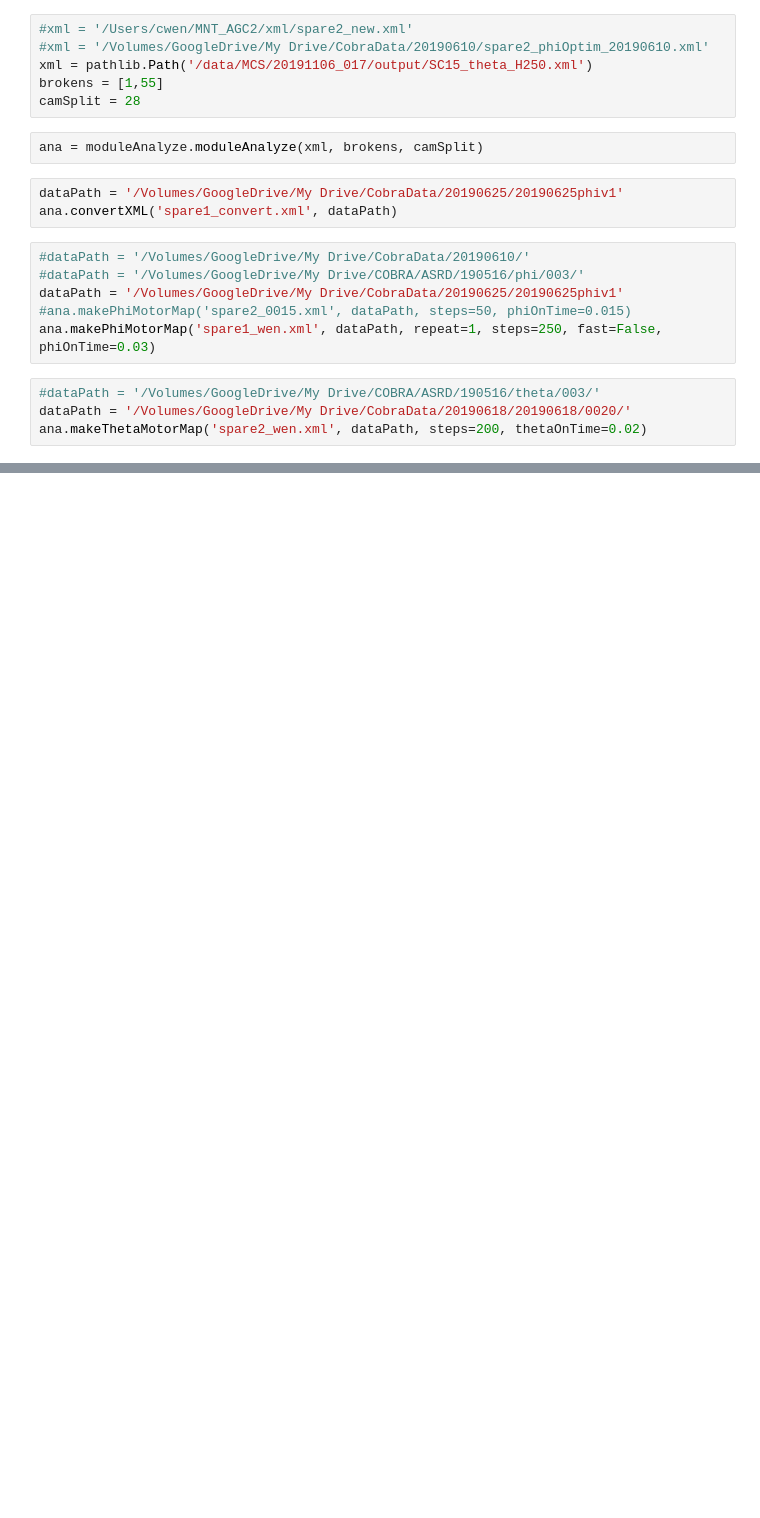
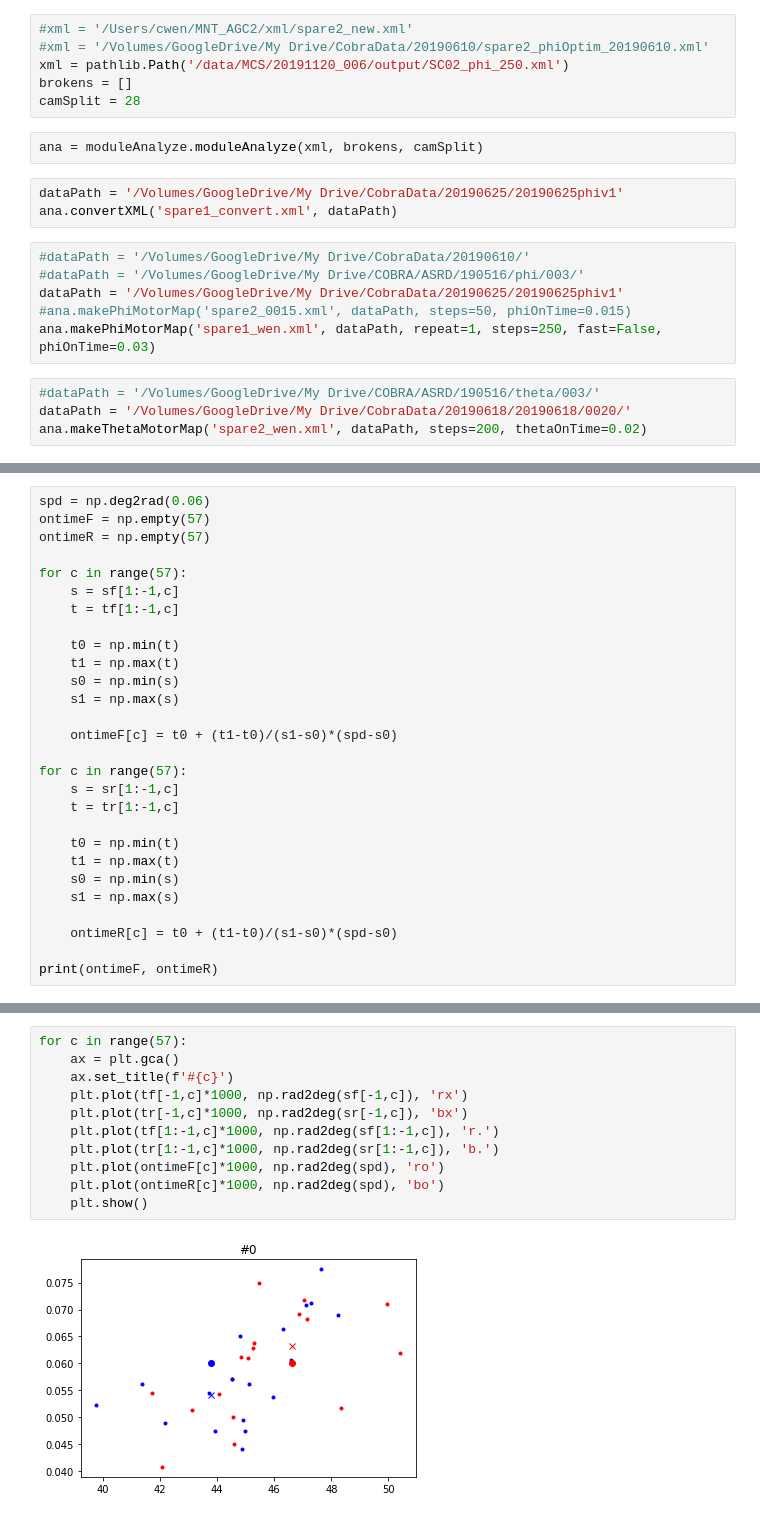
Before and after one commit to Subaru-PFS/ics_cobraCharmer, a Jupyter notebook: procedures/moduleTest/analyze.ipynb, the cells around one changed output, grey strips where cells are left out. Cells and saved outputs as stored; diff of their text form; blank space fills up the shorter version.

```diff
--- a/procedures/moduleTest/analyze.ipynb
+++ b/procedures/moduleTest/analyze.ipynb
@@ -8,8 +9,8 @@ import pathlib
 # %%
 #xml = '/Users/cwen/MNT_AGC2/xml/spare2_new.xml'
 #xml = '/Volumes/GoogleDrive/My Drive/CobraData/20190610/spare2_phiOptim_20190610.xml'
-xml = pathlib.Path('/data/MCS/20191106_017/output/SC15_theta_H250.xml')
-brokens = [1,55]
+xml = pathlib.Path('/data/MCS/20191120_006/output/SC02_phi_250.xml')
+brokens = []
 camSplit = 28
 # %%
 ana = moduleAnalyze.moduleAnalyze(xml, brokens, camSplit)
@@ -33,0 +89,28 @@ ana.calculateGeometry('SC15_11.xml', dataPath, thetaPath, phiPath)
+# %%
+spd = np.deg2rad(0.06)
+ontimeF = np.empty(57)
+ontimeR = np.empty(57)
+
+for c in range(57):
+    s = sf[1:-1,c]
+    t = tf[1:-1,c]
+
+    t0 = np.min(t)
+    t1 = np.max(t)
+    s0 = np.min(s)
+    s1 = np.max(s)
+
+    ontimeF[c] = t0 + (t1-t0)/(s1-s0)*(spd-s0)
+
+for c in range(57):
+    s = sr[1:-1,c]
+    t = tr[1:-1,c]
+
+    t0 = np.min(t)
+    t1 = np.max(t)
+    s0 = np.min(s)
+    s1 = np.max(s)
+
+    ontimeR[c] = t0 + (t1-t0)/(s1-s0)*(spd-s0)
+
+print(ontimeF, ontimeR)
@@ -33,0 +137,13 @@ ana.calculateGeometry('SC15_11.xml', dataPath, thetaPath, phiPath)
+# %%
+for c in range(57):
+    ax = plt.gca()
+    ax.set_title(f'#{c}')
+    plt.plot(tf[-1,c]*1000, np.rad2deg(sf[-1,c]), 'rx')
+    plt.plot(tr[-1,c]*1000, np.rad2deg(sr[-1,c]), 'bx')
+    plt.plot(tf[1:-1,c]*1000, np.rad2deg(sf[1:-1,c]), 'r.')
+    plt.plot(tr[1:-1,c]*1000, np.rad2deg(sr[1:-1,c]), 'b.')
+    plt.plot(ontimeF[c]*1000, np.rad2deg(spd), 'ro')
+    plt.plot(ontimeR[c]*1000, np.rad2deg(spd), 'bo')
+    plt.show()
+# %% [output]
+[figure, added]
```
Also changed, not shown: parts of 9 cells of this notebook, 4 other files.
